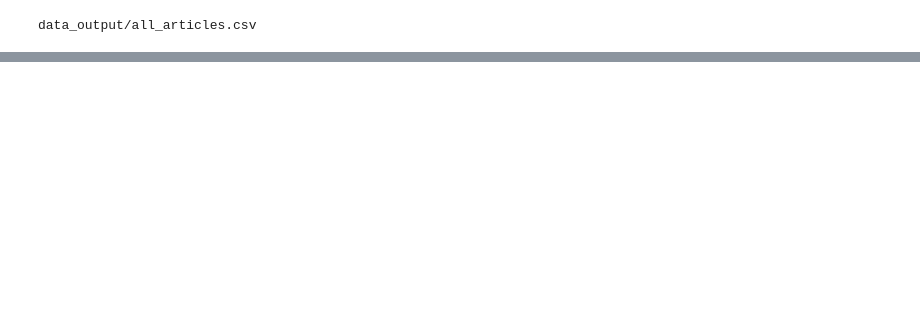
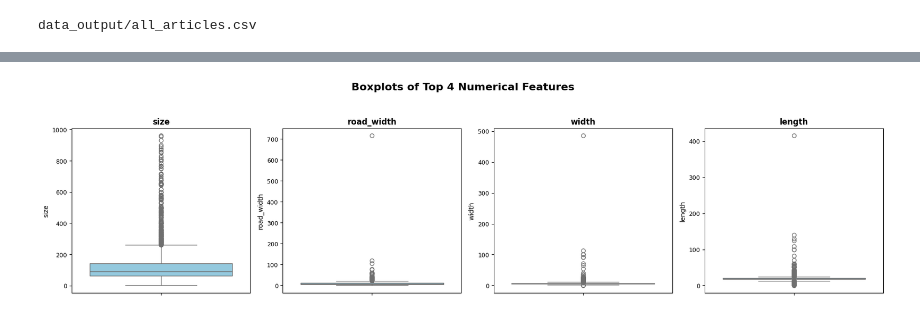
Before and after one commit to khaixinhtuoi/house_price_analysis, a Jupyter notebook: 01_build_model.ipynb, the cells around one changed output, grey strips where cells are left out. Saved outputs shown, nothing was run; the diff lists cells and outputs as text; code cells hidden in the pictures; blank space fills up the shorter version.

```diff
--- a/01_build_model.ipynb
+++ b/01_build_model.ipynb
@@ -100,0 +206,3 @@ data.describe()
+# %%
+data = remove_outlier_with_IQR(data, 'price_per_unit', 1.5, 1.5)
+data
@@ -100,0 +246,3 @@ data.describe()
+# %%
+data = data.drop(['price_per_unit'], axis=1)
+data
@@ -100,0 +313,11 @@ data.describe()
+# %%
+def bool_to_num(sample):
+    if sample == 'yes':
+        return 1
+
+
+cols_bool = ['has_dining_room', 'has_kitchen', 'has_rooftop', 'has_parking', 'is_owner']
+for col in cols_bool:
+    data[col] = data[col].apply(bool_to_num)
+
+data
@@ -100,0 +364,3 @@ data.describe()
+# %%
+data = fill_missing_value(data)
+data
@@ -100,0 +450,21 @@ data.describe()
+# %%
+numberic_cols = ['size', 'road_width', 'width', 'length']
+
+fig, axes = plt.subplots(2, 4, figsize=(18, 8))
+axes = axes.flatten()
+
+for i, col in enumerate(numberic_cols):
+    sns.boxplot(data=data, y=col, ax=axes[i], color="skyblue")
+    axes[i].set_title(col, fontsize=12, fontweight="bold")
+    axes[i].tick_params(labelsize=9)
+
+for i in range(len(numberic_cols), len(axes)):
+    axes[i].set_visible(False)
+
+plt.suptitle("Boxplots of Top 4 Numerical Features", fontsize=16,
+             fontweight="bold", y=1.03)
+
+plt.tight_layout()
+plt.show()
+# %% [output]
+[figure, added]
```
Also changed, not shown: parts of 55 cells of this notebook, 3 other files.
